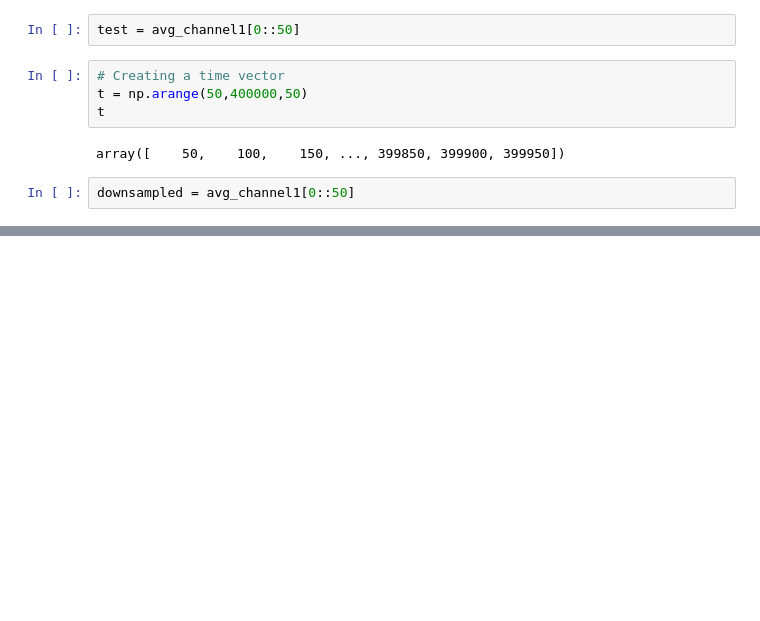
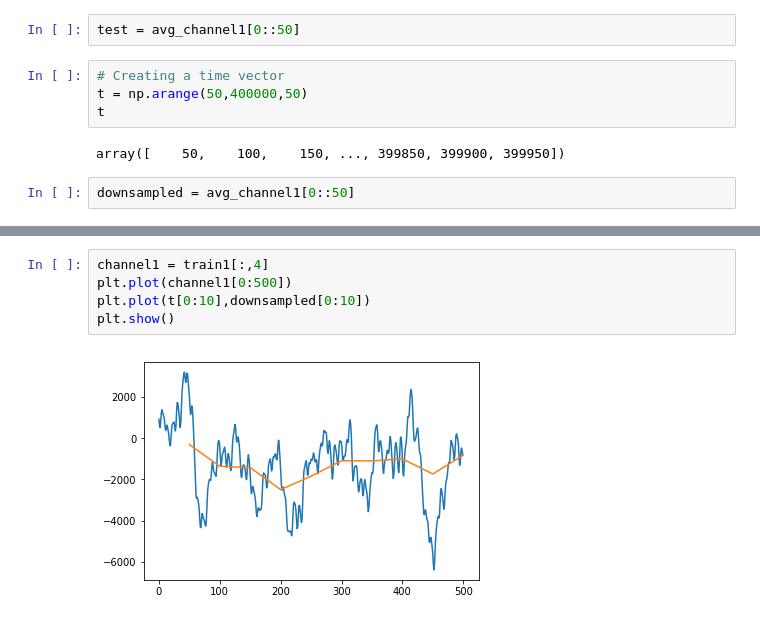
Before and after one commit to gabyborja/BCI-python, a Jupyter notebook: BCI Python.ipynb, the cells around one changed output, grey strips where cells are left out. Saved outputs shown, nothing was run; the diff lists cells and outputs as text; blank space fills up the shorter version.

```diff
--- a/BCI Python.ipynb
+++ b/BCI Python.ipynb
@@ -101,0 +103,7 @@ plt.show()
+# %%
+channel1 = train1[:,4]
+plt.plot(channel1[0:500])
+plt.plot(t[0:10],downsampled[0:10])
+plt.show()
+# %% [output]
+[figure, added]
```
Also changed, not shown: parts of 2 cells of this notebook.
